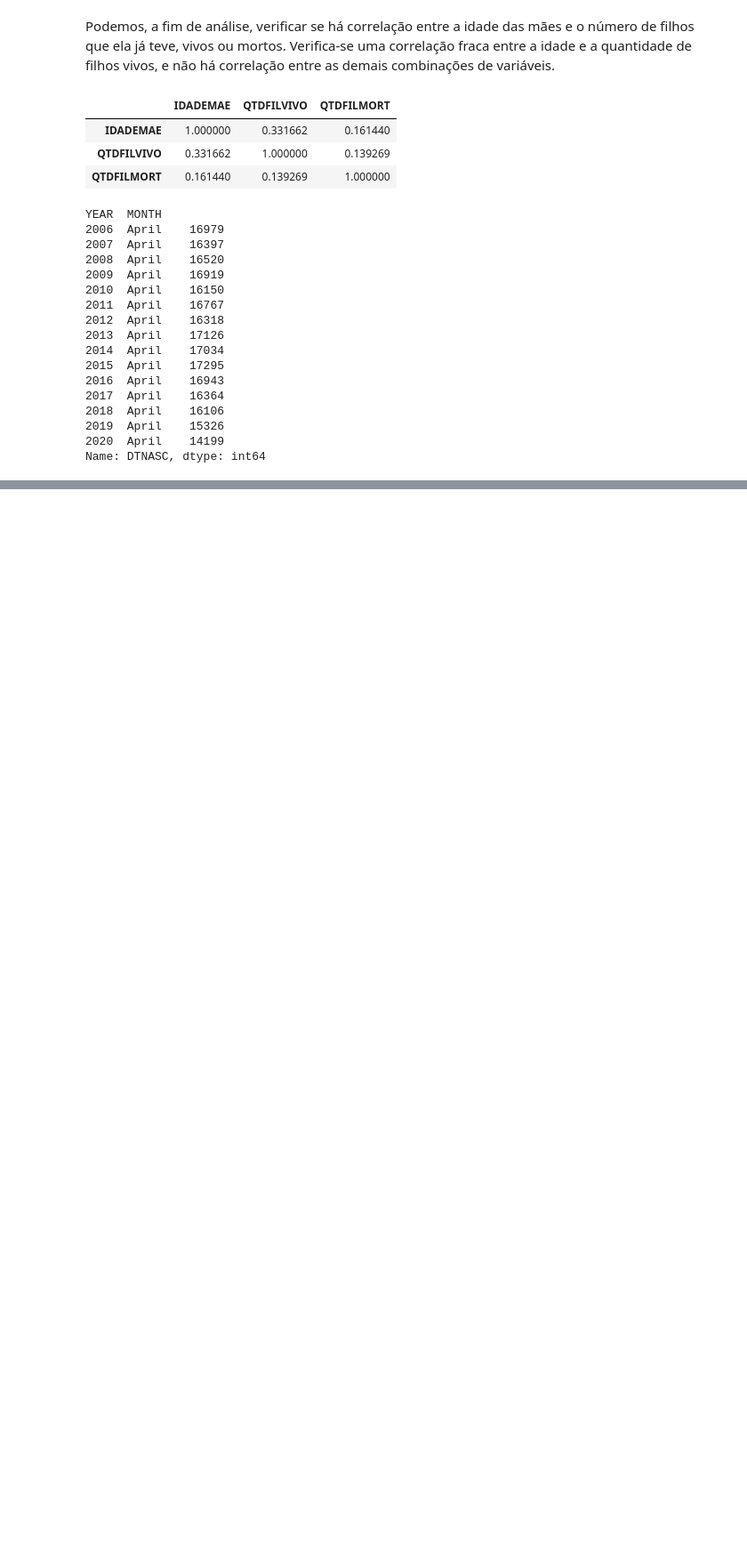
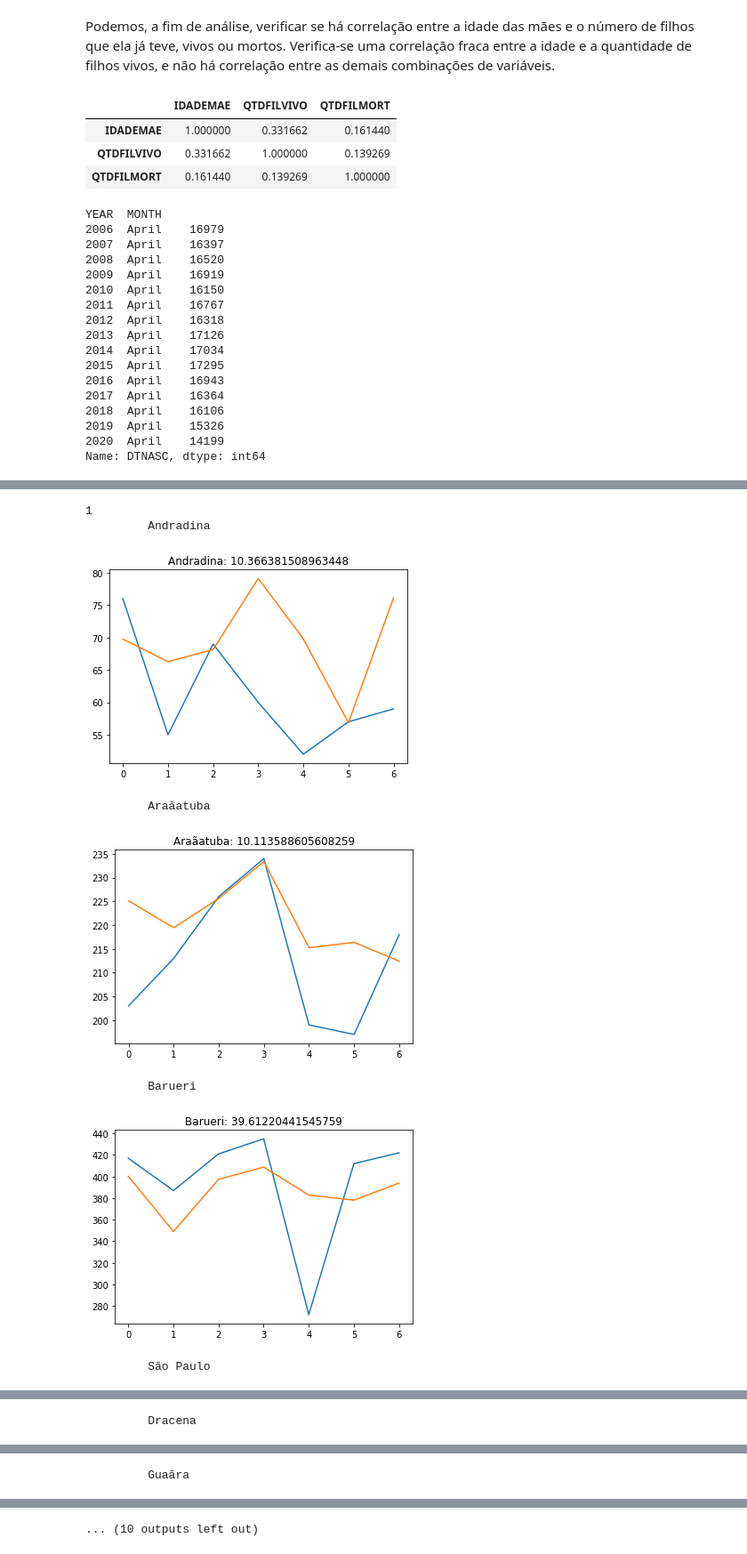
Before and after one commit to Kotzly/DS4H_Course, a Jupyter notebook: notebooks/DS4H_full.ipynb, the cells around one changed output, grey strips where cells are left out. Shown at 89% size. Cells and saved outputs as stored; diff of their text form; code cells hidden in the pictures; blank space fills up the shorter version.

```diff
--- a/notebooks/DS4H_full.ipynb
+++ b/notebooks/DS4H_full.ipynb
@@ -613,0 +1033,23 @@ def evaluate(y_true, y_pred):
+# %%
+# for i in range(len(results)):
+for i in [1]:
+  print(i)
+  for city in results[i].keys():
+    x_train, y_train = create_folds_seq_with_year(df, train_intervals, n_months=N_MONTHS, n_years=N_YEARS, city=city, use_year=USE_YEAR)
+    x_test, y_test = create_folds_seq_with_year(df, test_intervals, n_months=N_MONTHS, n_years=N_YEARS, city=city, use_year=USE_YEAR)
+    model = results[i][city]["model"]
+    pred = model(torch.from_numpy(x_test).float()).detach().numpy()
+    print("\t", city)
+    plt.plot(y_test)
+    plt.plot(pred)
+    plt.title(city + ": {}".format(mean_absolute_error(y_pred=pred, y_true=y_test)))
+    plt.show()
+# %% [output]
+1
+         Andradina
+[figure, added]
+         Araãatuba
+[figure, added]
+         Barueri
+[figure, added]
+         São Paulo
@@ -613,0 +1057 @@ def evaluate(y_true, y_pred):
+         Dracena
@@ -613,0 +1059 @@ def evaluate(y_true, y_pred):
+         Guaãra
@@ -613,0 +1061 @@ def evaluate(y_true, y_pred):
+... (10 outputs left out)
```
Also changed, not shown: parts of 21 cells of this notebook.
